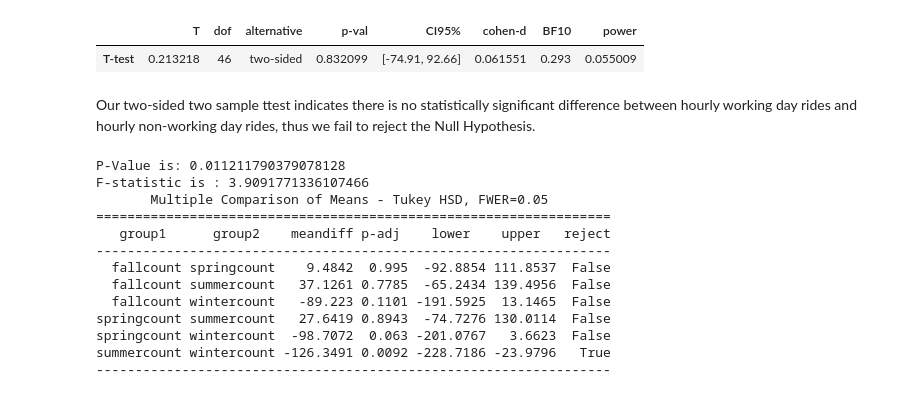
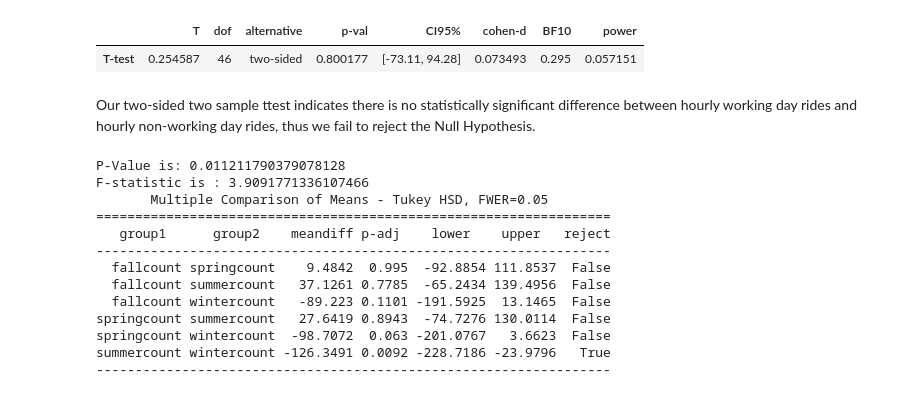
Before and after one commit to vrpperez7/Mod-4-Project, a Jupyter notebook: notebooks/statisticaltest.ipynb, the cells around one changed output. Drawn from its saved outputs; the diff is of its cells as text; code cells hidden in the pictures.

```diff
--- a/notebooks/statisticaltest.ipynb
+++ b/notebooks/statisticaltest.ipynb
@@ -22,36 +22,36 @@ df['season'] = df['season'].replace(4,'fall')
 # H 0 : Average hourly working day rides do not differ from average hourly non-working day rides.
 
 # H 1 : Average hourly working day rides differ from average hourly non-working day rides.
 
 alpha = 0.05
 
 
 #filtering to get averge rides for both non-working and workingdays
 workingday = df[df['workingday'] == 1]
 notworkingday = df[df['workingday'] == 0]
 
 
-randomworking = workingday.sample(5000)
-randomnotworking = notworkingday.sample(5000)
+randomworking = workingday.sample(10000)
+randomnotworking = notworkingday.sample(4000)
 
 workingmean = randomworking.groupby('hr')['cnt'].mean().reset_index()
 notworkingmean = randomnotworking.groupby('hr')['cnt'].mean().reset_index()
 
 
 # stats ttest
 test = stats.ttest_ind(workingmean['cnt'],notworkingmean['cnt'], equal_var=False,alternative='two-sided')
 
 test
 
 # pinguoin ttest
 
 ping = pg.ttest(x=workingmean['cnt'],y=notworkingmean['cnt'],confidence=1-alpha)
 ping
 
 # BOTH TESTS SAY THERE IS NO SIGNIFICANT DIFFERENCE BETWEEN THE RIDER AVERAGES OF WORKING DAYS AND NOT WORKING DAYS
 # %% [output]
 |  | T | dof | alternative | p-val | CI95% | cohen-d | BF10 | power |
-| T-test | 0.213218 | 46 | two-sided | 0.832099 | [-74.91, 92.66] | 0.061551 | 0.293 | 0.055009 |
+| T-test | 0.254587 | 46 | two-sided | 0.800177 | [-73.11, 94.28] | 0.073493 | 0.295 | 0.057151 |
 # %% [markdown]
 Our two-sided two sample ttest indicates there is no statistically significant difference between hourly working day rides and hourly non-working day rides, thus we fail to reject the Null Hypothesis.
 # %%
```
Also changed, not shown: parts of 1 cell of this notebook, 1 other file.
